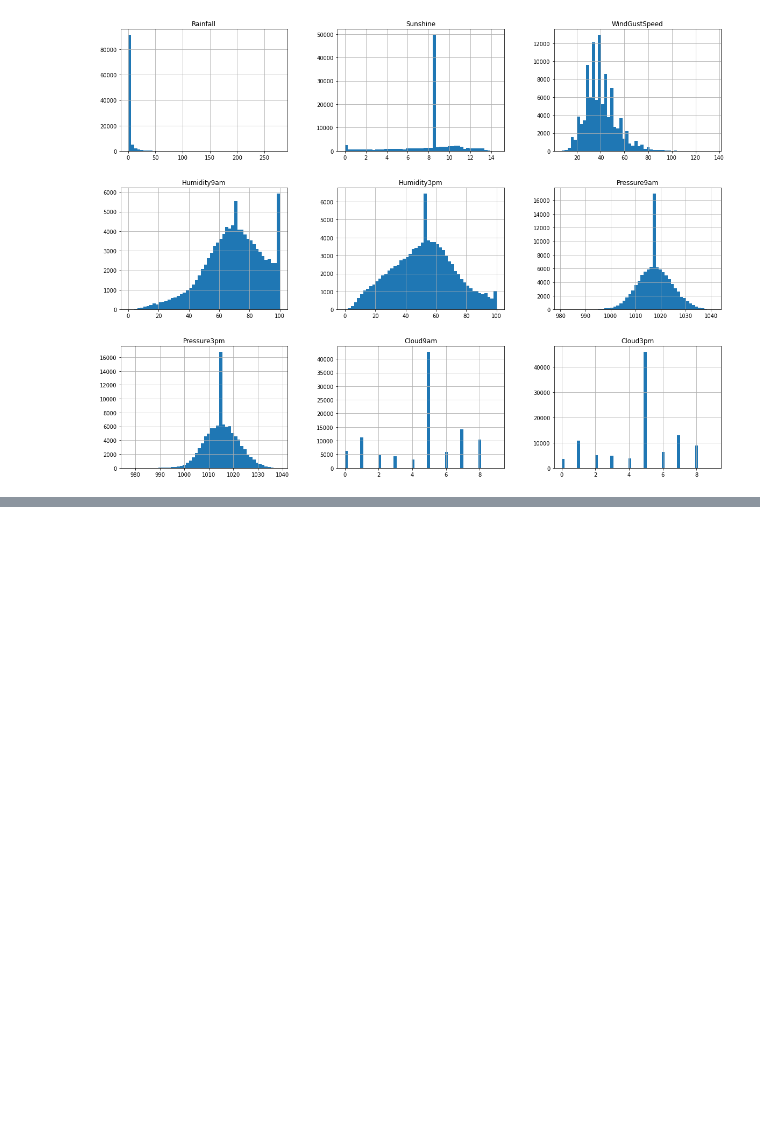
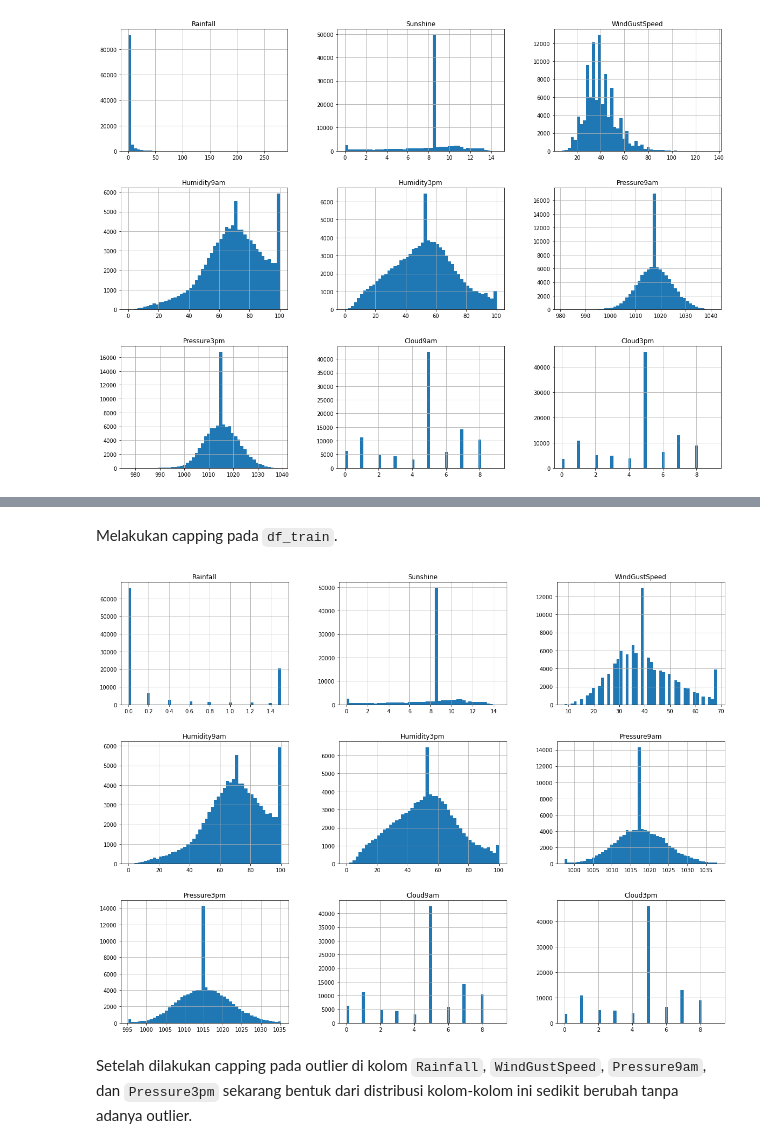
Before and after one commit to Penzragon/h8dsft_P1W1LGSVM, a Jupyter notebook: script.ipynb, the cells around one changed output, grey strips where cells are left out. Saved outputs shown, nothing was run; the diff lists cells and outputs as text; code cells hidden in the pictures; blank space fills up the shorter version.

Commit message:
Add outlier handling

```diff
--- a/script.ipynb
+++ b/script.ipynb
@@ -632,5 +632,0 @@ plt.show()
-# %%
-df_train['RainTomorrow'] = df_train['RainTomorrow'].map({'Yes': 1, 'No': 0})
-df_train['RainToday'] = df_train['RainToday'].map({'Yes': 1, 'No': 0})
-df_val['RainTomorrow'] = df_val['RainTomorrow'].map({'Yes': 1, 'No': 0})
-df_val['RainToday'] = df_val['RainToday'].map({'Yes': 1, 'No': 0})
@@ -677,0 +637,15 @@ weighted avg       0.83      0.84      0.83     25595
+# %%
+winsorizer_iqr = Winsorizer(capping_method='iqr', tail='both', fold=1.5, variables=['Rainfall', 'WindGustSpeed']) # Cap outliers at 1.5 IQR
+winsorizer_std = Winsorizer(capping_method='gaussian', tail='both', fold=3, variables=['Pressure9am', 'Pressure3pm']) # Cap outliers at 3 standard deviations
+# %% [markdown]
+Melakukan capping pada `df_train`.
+# %%
+df_train = winsorizer_std.fit_transform(df_train)
+df_train = winsorizer_iqr.fit_transform(df_train)
+# %%
+df_train.hist(bins=50, figsize=(20, 15))
+plt.show()
+# %% [output]
+[figure, added]
+# %% [markdown]
+Setelah dilakukan capping pada outlier di kolom `Rainfall`, `WindGustSpeed`, `Pressure9am`, dan `Pressure3pm` sekarang bentuk dari distribusi kolom-kolom ini sedikit berubah tanpa adanya outlier.
```
Also changed, not shown: parts of 11 cells of this notebook.
